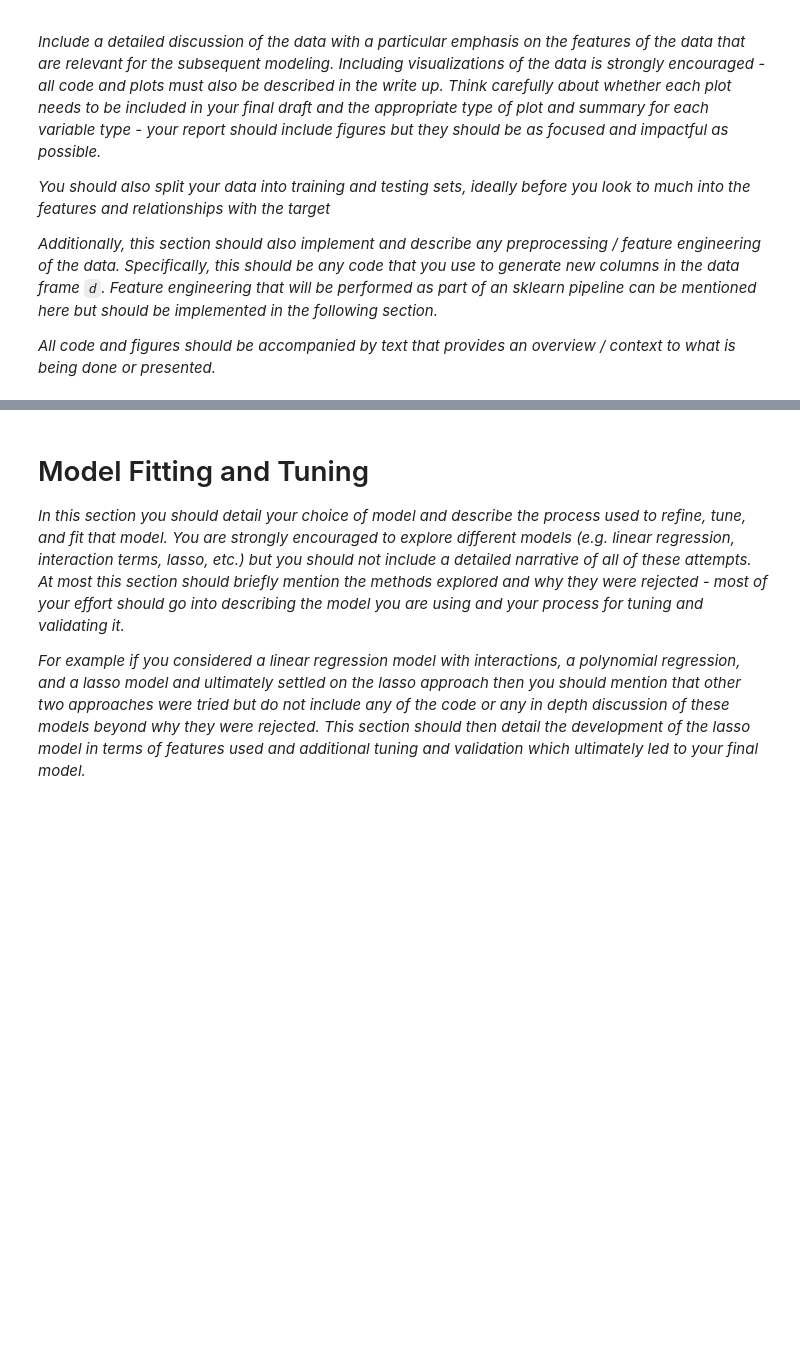
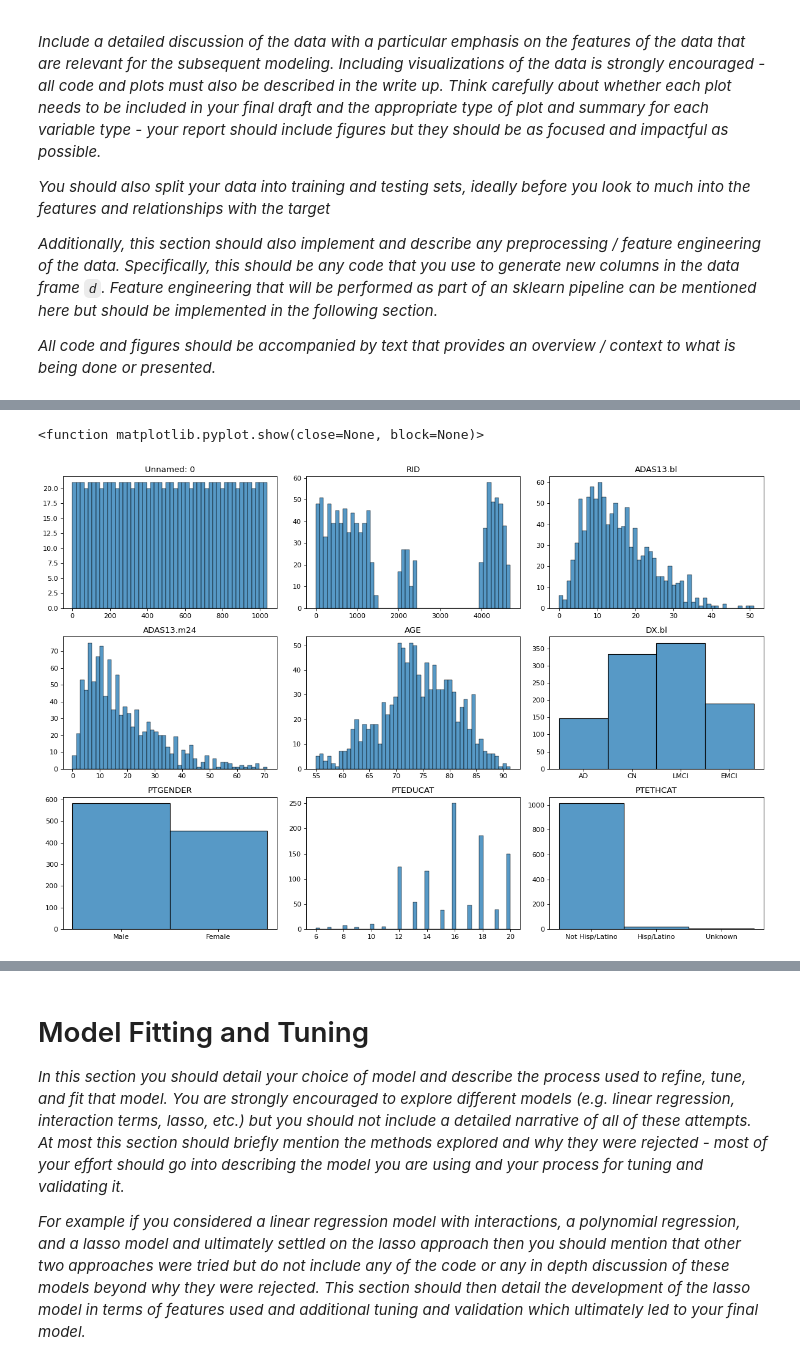
Before and after one commit to Aleksandra-kalucka/Machine-Learning-project-1, a Jupyter notebook: project1.ipynb, the cells around one changed output, grey strips where cells are left out. Saved outputs shown, nothing was run; the diff lists cells and outputs as text; code cells hidden in the pictures; blank space fills up the shorter version.

```diff
--- a/project1.ipynb
+++ b/project1.ipynb
@@ -47,0 +113,14 @@ d.head()
+# %%
+fig,axes=plt.subplots(figsize=(15,10),ncols=3,nrows=3)
+axes=axes.flatten()
+for i, ax in enumerate(axes):
+    sns.histplot(data=d.iloc[:,i], bins=50, ax=ax)
+    ax.set_title(d.iloc[:,i].name)
+    ax.set_ylabel("")
+    ax.set_xlabel("")
+
+plt.tight_layout()
+plt.show
+# %% [output]
+<function matplotlib.pyplot.show(close=None, block=None)>
+[figure, added]
```
Also changed, not shown: parts of 8 cells of this notebook.
